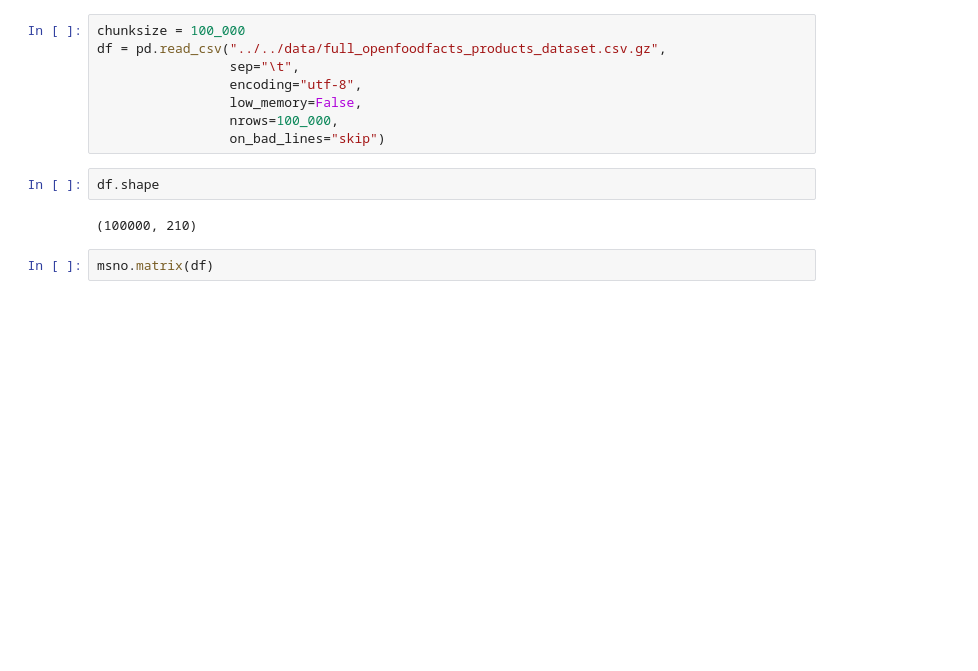
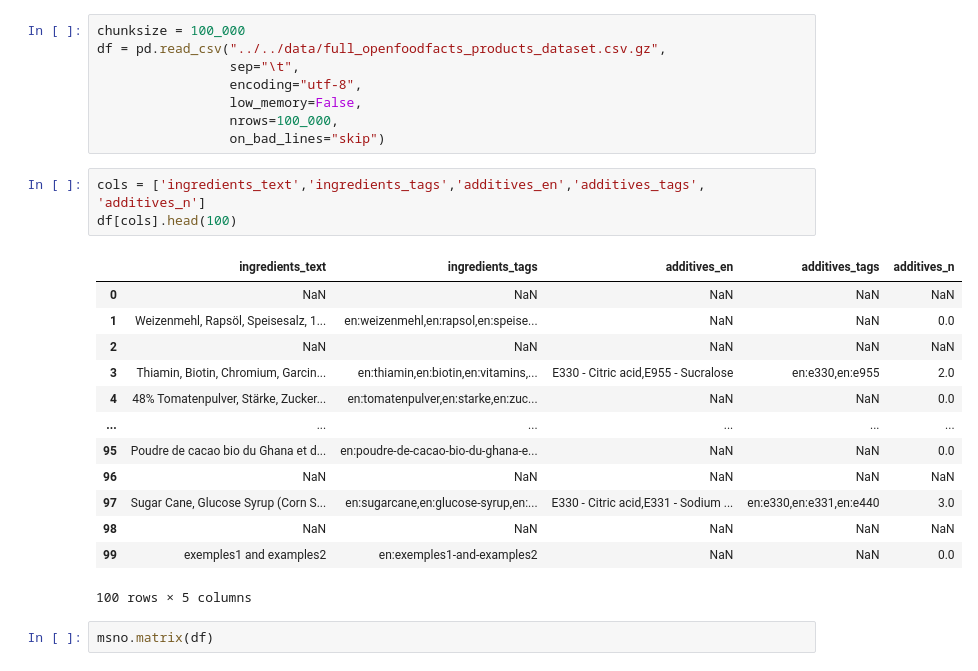
Before and after one commit to promise-temi/nutriwizer, a Jupyter notebook: main_data_off/notebooks/sample/pre_clean_sample.ipynb, the cells around one changed output. Drawn from its saved outputs; the diff is of its cells as text; blank space fills up the shorter version.

```diff
--- a/main_data_off/notebooks/sample/pre_clean_sample.ipynb
+++ b/main_data_off/notebooks/sample/pre_clean_sample.ipynb
@@ -13,9 +13,22 @@ df = pd.read_csv("../../data/full_openfoodfacts_products_dataset.csv.gz",
                  nrows=100_000,
                  on_bad_lines="skip")
 # %%
-df.shape
+cols = ['ingredients_text','ingredients_tags','additives_en','additives_tags', 'additives_n']
+df[cols].head(100)
 # %% [output]
+|  | ingredients_text | ingredients_tags | additives_en | additives_tags | additives_n |
+| 0 | NaN | NaN | NaN | NaN | NaN |
+| 1 | Weizenmehl, Rapsöl, Speisesalz, 1... | en:weizenmehl,en:rapsol,en:speise... | NaN | NaN | 0.0 |
+| 2 | NaN | NaN | NaN | NaN | NaN |
+| 3 | Thiamin, Biotin, Chromium, Garcin... | en:thiamin,en:biotin,en:vitamins,... | E330 - Citric acid,E955 - Sucralose | en:e330,en:e955 | 2.0 |
+| 4 | 48% Tomatenpulver, Stärke, Zucker... | en:tomatenpulver,en:starke,en:zuc... | NaN | NaN | 0.0 |
+| ... | ... | ... | ... | ... | ... |
+| 95 | Poudre de cacao bio du Ghana et d... | en:poudre-de-cacao-bio-du-ghana-e... | NaN | NaN | 0.0 |
+| 96 | NaN | NaN | NaN | NaN | NaN |
+| 97 | Sugar Cane, Glucose Syrup (Corn S... | en:sugarcane,en:glucose-syrup,en:... | E330 - Citric acid,E331 - Sodium ... | en:e330,en:e331,en:e440 | 3.0 |
+| 98 | NaN | NaN | NaN | NaN | NaN |
+| 99 | exemples1 and examples2 | en:exemples1-and-examples2 | NaN | NaN | 0.0 |
-(100000, 210)
+100 rows × 5 columns
 # %%
 msno.matrix(df)
 # %% [output]
```
Also changed, not shown: 3 other files.
